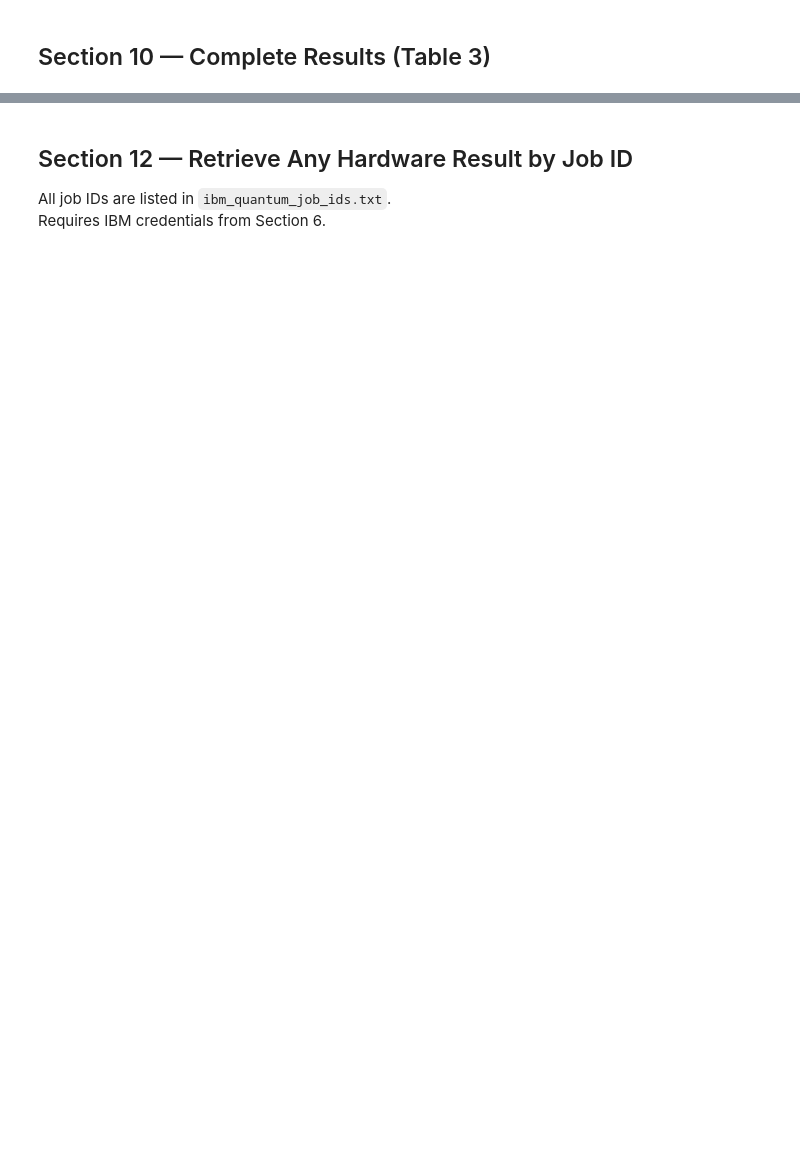
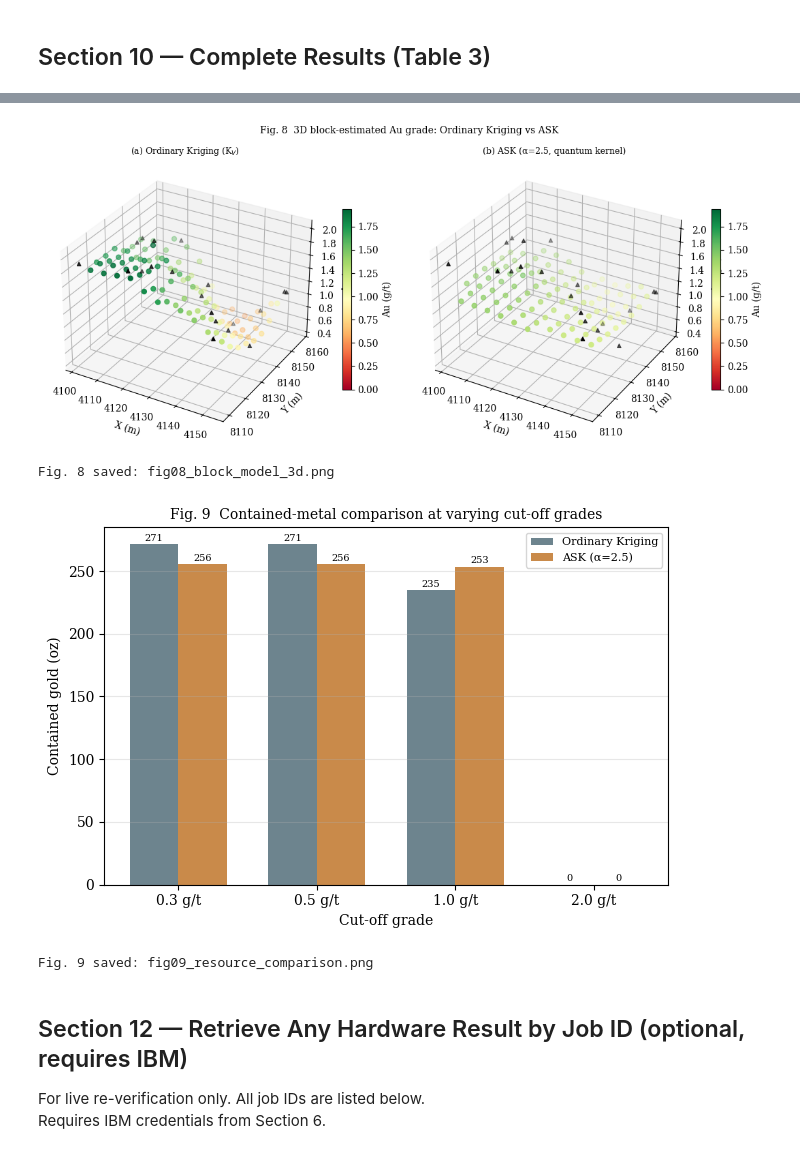
Before and after one commit to KErarslan/sqk-spatial-kernels, a Jupyter notebook: SpatialQuantumKernels.ipynb, the cells around one changed output, grey strips where cells are left out. Saved outputs shown, nothing was run; the diff lists cells and outputs as text; code cells hidden in the pictures; blank space fills up the shorter version.

```diff
--- a/SpatialQuantumKernels.ipynb
+++ b/SpatialQuantumKernels.ipynb
@@ -822,5 +648,77 @@ for cutoff in [0.3, 0.5, 1.0, 2.0]:
+# %%
+# [SIM] Fig. 8-9 -- Block model visualization (OK vs ASK), Elsevier style
+plt.rcParams.update({
+    'font.family': 'serif',
+    'font.serif': ['Times New Roman', 'DejaVu Serif'],
+})
+
+au_ok_lin = np.exp(block_ok)
+au_ask_lin = np.exp(block_ask)
+
+# ---------------- Fig. 8: 3D block models, OK vs ASK ----------------
+fig = plt.figure(figsize=(11, 5))
+vmin, vmax = 0, max(au_ok_lin.max(), au_ask_lin.max())
+
+ax1 = fig.add_subplot(121, projection='3d')
+sc1 = ax1.scatter(block_xyz[:,0], block_xyz[:,1], au_ok_lin,
+                   c=au_ok_lin, cmap='RdYlGn', vmin=vmin, vmax=vmax, s=25)
+ax1.scatter(coords[:,0], coords[:,1], np.exp(au_log), c='black', s=15, marker='^')
+ax1.set_xlabel('X (m)'); ax1.set_ylabel('Y (m)'); ax1.set_zlabel('Au (g/t)')
+ax1.set_title('(a) Ordinary Kriging (K$_V$)', fontsize=9)
+plt.colorbar(sc1, ax=ax1, shrink=0.6, label='Au (g/t)')
+
+ax2 = fig.add_subplot(122, projection='3d')
+sc2 = ax2.scatter(block_xyz[:,0], block_xyz[:,1], au_ask_lin,
+                   c=au_ask_lin, cmap='RdYlGn', vmin=vmin, vmax=vmax, s=25)
+ax2.scatter(coords[:,0], coords[:,1], np.exp(au_log), c='black', s=15, marker='^')
+ax2.set_xlabel('X (m)'); ax2.set_ylabel('Y (m)'); ax2.set_zlabel('Au (g/t)')
+ax2.set_title(f'(b) ASK (α={ALPHA_OPT:.1f}, quantum kernel)', fontsize=9)
+plt.colorbar(sc2, ax=ax2, shrink=0.6, label='Au (g/t)')
+
+plt.suptitle('Fig. 8  3D block-estimated Au grade: Ordinary Kriging vs ASK', fontsize=10)
+plt.tight_layout()
+plt.savefig('fig08_block_model_3d.png', dpi=300, bbox_inches='tight')
+plt.show()
+print("Fig. 8 saved: fig08_block_model_3d.png")
+
+# ---------------- Fig. 9: resource estimate comparison across cutoffs ----------------
+cutoffs = [0.3, 0.5, 1.0, 2.0]
+ok_oz, ask_oz = [], []
+for cutoff in cutoffs:
+    mask_ok = au_ok_lin >= cutoff
+    mask_ask = au_ask_lin >= cutoff
+    tonnes_ok = mask_ok.sum() * block_vol * density / 1000
+    tonnes_ask = mask_ask.sum() * block_vol * density / 1000
+    avg_ok = au_ok_lin[mask_ok].mean() if mask_ok.sum() > 0 else 0
+    avg_ask = au_ask_lin[mask_ask].mean() if mask_ask.sum() > 0 else 0
+    ok_oz.append(tonnes_ok*1000*avg_ok/31.1035 if mask_ok.sum()>0 else 0)
+    ask_oz.append(tonnes_ask*1000*avg_ask/31.1035 if mask_ask.sum()>0 else 0)
+
+fig, ax = plt.subplots(figsize=(6.5, 4.5))
+x = np.arange(len(cutoffs)); w = 0.35
+ax.bar(x - w/2, ok_oz, w, label='Ordinary Kriging', color='#546e7a', alpha=0.85)
+ax.bar(x + w/2, ask_oz, w, label=f'ASK (α={ALPHA_OPT:.1f})', color='#c0762a', alpha=0.85)
+ax.set_xticks(x); ax.set_xticklabels([f'{c:.1f} g/t' for c in cutoffs])
+ax.set_xlabel('Cut-off grade')
+ax.set_ylabel('Contained gold (oz)')
+ax.set_title('Fig. 9  Contained-metal comparison at varying cut-off grades', fontsize=10)
+ax.legend(fontsize=8)
+ax.grid(alpha=0.3, axis='y')
+for i, (v1, v2) in enumerate(zip(ok_oz, ask_oz)):
+    ax.text(i - w/2, v1 + max(ok_oz)*0.01, f'{v1:.0f}', ha='center', fontsize=7)
+    ax.text(i + w/2, v2 + max(ok_oz)*0.01, f'{v2:.0f}', ha='center', fontsize=7)
+plt.tight_layout()
+plt.savefig('fig09_resource_comparison.png', dpi=300, bbox_inches='tight')
+plt.show()
+print("Fig. 9 saved: fig09_resource_comparison.png")
+# %% [output]
+[figure, added]
+Fig. 8 saved: fig08_block_model_3d.png
+[figure, added]
+Fig. 9 saved: fig09_resource_comparison.png
 # %% [markdown]
-## Section 12 — Retrieve Any Hardware Result by Job ID
-All job IDs are listed in `ibm_quantum_job_ids.txt`.
+## Section 12 — Retrieve Any Hardware Result by Job ID (optional, requires IBM)
+
+For live re-verification only. All job IDs are listed below.
 Requires IBM credentials from Section 6.
 # %%
```
Also changed, not shown: parts of 55 cells of this notebook.
